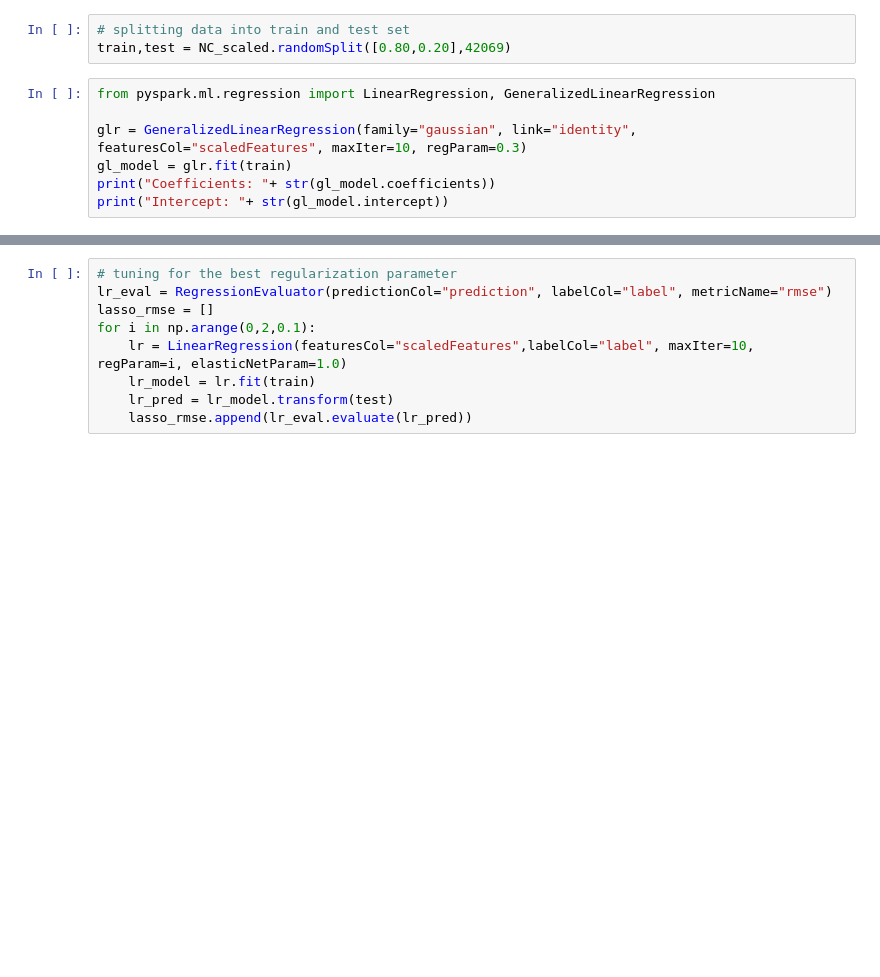
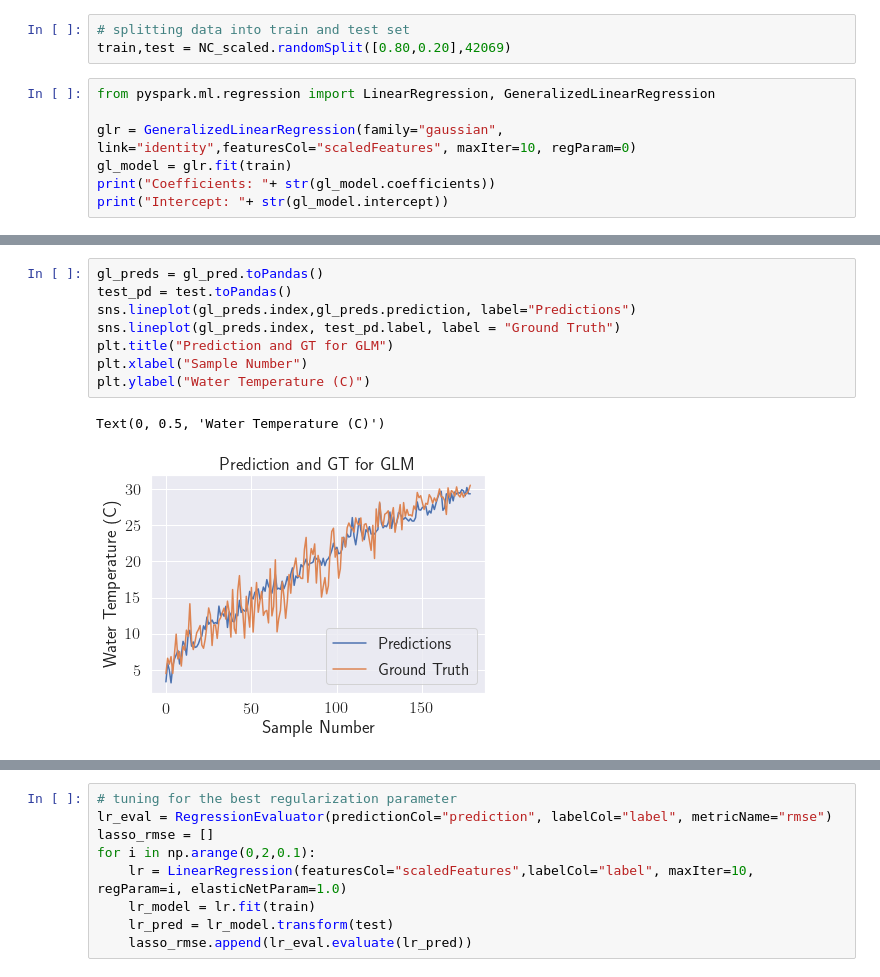
Before and after one commit to brendanwliu/pstat135_final, a Jupyter notebook: linear_regression.ipynb, the cells around one changed output, grey strips where cells are left out. Saved outputs shown, nothing was run; the diff lists cells and outputs as text; blank space fills up the shorter version.

```diff
--- a/linear_regression.ipynb
+++ b/linear_regression.ipynb
@@ -80,7 +104,7 @@ train,test = NC_scaled.randomSplit([0.80,0.20],42069)
 # %%
 from pyspark.ml.regression import LinearRegression, GeneralizedLinearRegression
 
-glr = GeneralizedLinearRegression(family="gaussian", link="identity", featuresCol="scaledFeatures", maxIter=10, regParam=0.3)
+glr = GeneralizedLinearRegression(family="gaussian", link="identity",featuresCol="scaledFeatures", maxIter=10, regParam=0)
 gl_model = glr.fit(train)
 print("Coefficients: "+ str(gl_model.coefficients))
 print("Intercept: "+ str(gl_model.intercept))
@@ -96,0 +133,11 @@ gl_eval.evaluate(gl_pred)
+# %%
+gl_preds = gl_pred.toPandas()
+test_pd = test.toPandas()
+sns.lineplot(gl_preds.index,gl_preds.prediction, label="Predictions")
+sns.lineplot(gl_preds.index, test_pd.label, label = "Ground Truth")
+plt.title("Prediction and GT for GLM")
+plt.xlabel("Sample Number")
+plt.ylabel("Water Temperature (C)")
+# %% [output]
+Text(0, 0.5, 'Water Temperature (C)')
+[figure, added]
```
Also changed, not shown: parts of 16 cells of this notebook, 17 other files.
